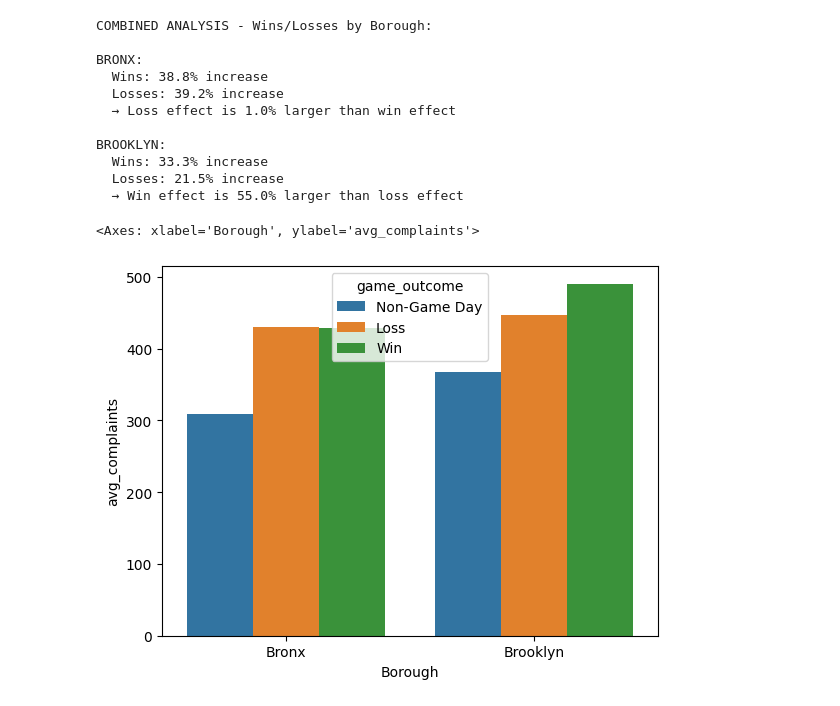
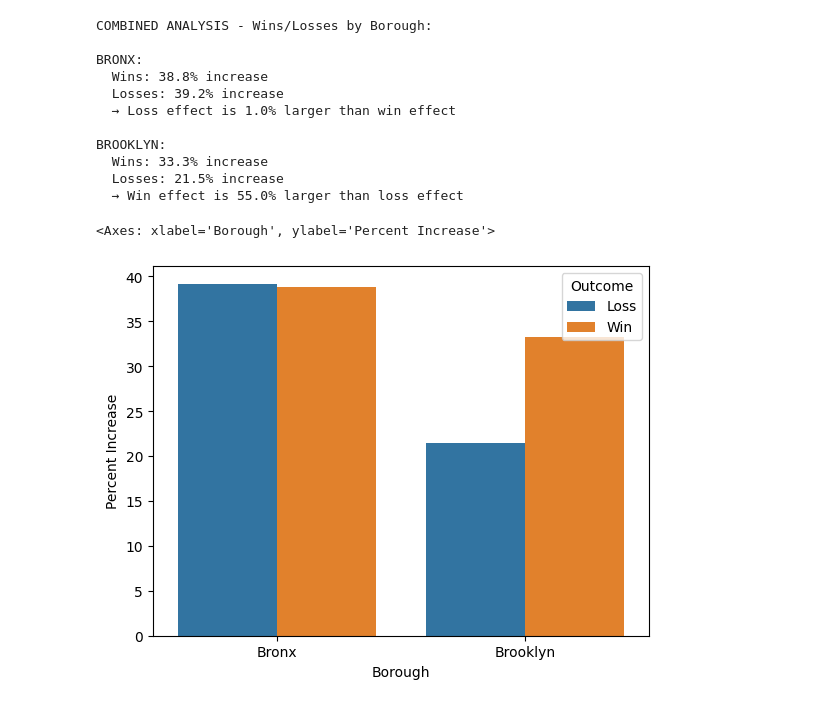
Before and after one commit to zjelveh/zjelveh.github.io, a Jupyter notebook: files/cfc/class_demo_notebook_complete.ipynb, the cells around one changed output. Cells and saved outputs as stored; diff of their text form; code cells hidden in the pictures.

```diff
--- a/files/cfc/class_demo_notebook_complete.ipynb
+++ b/files/cfc/class_demo_notebook_complete.ipynb
@@ -346,7 +371,7 @@ Wins produce MORE noise than losses!
 **Approach:** Combine borough and game outcome analysis to reveal complexity.
 # %%
 # Combined borough and outcome analysis
-# Calculate by borough and outcome
+# Calculate by borough and outcome (already filtered to Bronx/Brooklyn from cell-15)
 by_borough_outcome = complaints_with_result.groupby(['borough', 'game_outcome']).size().reset_index(name='total_complaints')
 
 # Calculate averages for each combination
@@ -369,12 +394,9 @@ for borough in by_borough_outcome_avg['borough'].unique():
             total = by_borough_outcome_avg.loc[mask, 'total_complaints'].values[0]
             by_borough_outcome_avg.loc[mask, 'avg_complaints'] = total / days
 
-# Focus on Bronx and Brooklyn for detailed analysis
-bronx_brooklyn_outcome = by_borough_outcome_avg[by_borough_outcome_avg['borough'].isin(['BRONX', 'BROOKLYN'])]
-
 print("COMBINED ANALYSIS - Wins/Losses by Borough:")
 for borough in ['BRONX', 'BROOKLYN']:
-    borough_data = bronx_brooklyn_outcome[bronx_brooklyn_outcome['borough'] == borough]
+    borough_data = by_borough_outcome_avg[by_borough_outcome_avg['borough'] == borough]
 
     # Extract single value: .values[0] gets the first (and only) value from filtered result
     non_game_avg = borough_data[borough_data['game_outcome'] == 'Non-Game Day']['avg_complaints'].values[0]
@@ -406,18 +428,33 @@ BROOKLYN:
   Wins: 33.3% increase
   Losses: 21.5% increase
   → Win effect is 55.0% larger than loss effect
-# %%
-# Create combined borough/outcome chart (Results shown in Slide 16)
-# Filter to just Bronx and Brooklyn
-borough_outcome_plot = bronx_brooklyn_outcome.copy()
-
-# .str.title() converts to Title Case (first letter of each word capitalized)
-# Example: 'BRONX' becomes 'Bronx'
-borough_outcome_plot['Borough'] = borough_outcome_plot['borough'].str.title()
-
-# Create combined comparison chart
-sns.barplot(data=borough_outcome_plot, x='Borough', y='avg_complaints', hue='game_outcome',
-            hue_order=['Non-Game Day', 'Loss', 'Win'])
-# %% [output]
-<Axes: xlabel='Borough', ylabel='avg_complaints'>
-[figure, removed]
+# %%
+# Create combined borough/outcome chart (Results shown in Slide 16)
+# Show PERCENT INCREASE by borough and outcome (not average complaints)
+
+# Calculate percent increases for each borough and outcome
+pct_inc_data = []
+for borough in ['BRONX', 'BROOKLYN']:
+    borough_data = by_borough_outcome_avg[by_borough_outcome_avg['borough'] == borough]
+
+    # Extract single value: .values[0] gets the first (and only) value from filtered result
+    non_game_avg = borough_data[borough_data['game_outcome'] == 'Non-Game Day']['avg_complaints'].values[0]
+    win_avg = borough_data[borough_data['game_outcome'] == 'Win']['avg_complaints'].values[0]
+    loss_avg = borough_data[borough_data['game_outcome'] == 'Loss']['avg_complaints'].values[0]
+
+    win_pct = ((win_avg - non_game_avg) / non_game_avg) * 100
+    loss_pct = ((loss_avg - non_game_avg) / non_game_avg) * 100
+
+    # .str.title() converts to Title Case (first letter of each word capitalized)
+    borough_title = borough.title()  # 'BRONX' becomes 'Bronx'
+
+    pct_inc_data.append({'Borough': borough_title, 'Outcome': 'Win', 'Percent Increase': win_pct})
+    pct_inc_data.append({'Borough': borough_title, 'Outcome': 'Loss', 'Percent Increase': loss_pct})
+
+pct_inc_borough_outcome = pd.DataFrame(pct_inc_data)
+
+sns.barplot(data=pct_inc_borough_outcome, x='Borough', y='Percent Increase', hue='Outcome',
+            hue_order=['Loss', 'Win'])
+# %% [output]
+<Axes: xlabel='Borough', ylabel='Percent Increase'>
+[figure, added]
```
Also changed, not shown: parts of 4 cells of this notebook.
